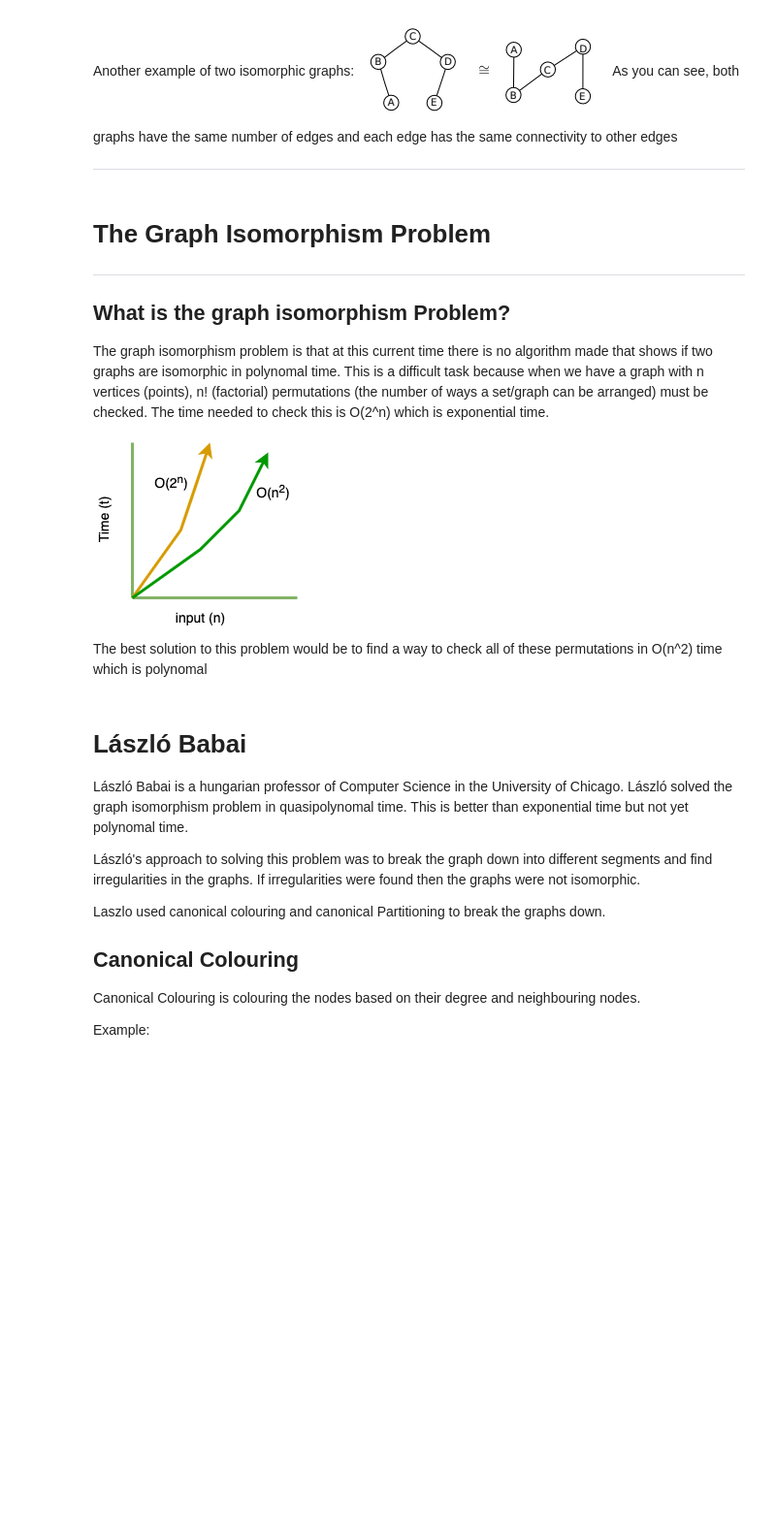
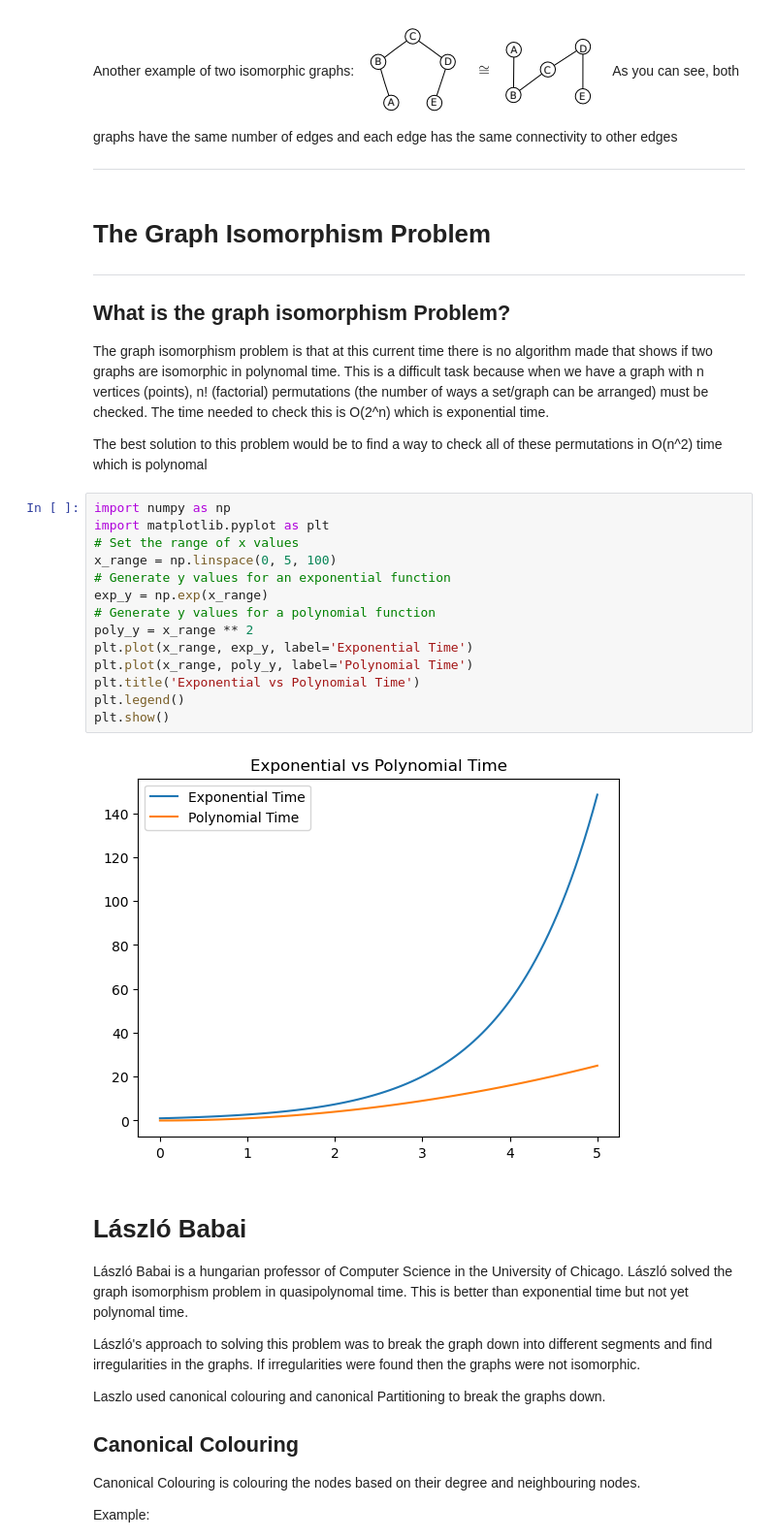
Before and after one commit to Adrian-Holk-Lebinski/Graph-Theory-Labs, a Jupyter notebook: graph_isomorphism.ipynb, the cells around one changed output. Shown at 97% size. Saved outputs shown, nothing was run; the diff lists cells and outputs as text; blank space fills up the shorter version.

```diff
--- a/graph_isomorphism.ipynb
+++ b/graph_isomorphism.ipynb
@@ -35,9 +35,23 @@ As you can see, both graphs have the same number of edges and each edge has the
 ## What is the graph isomorphism Problem?
 The graph isomorphism problem is that at this current time there is no algorithm made that shows if two graphs are isomorphic in polynomal time. This is a difficult task because when we have a graph with n vertices (points), n! (factorial) permutations (the number of ways a set/graph can be arranged) must be checked. The time needed to check this is O(2^n) which is exponential time.
 
-![image.png](attachment:image.png)
-
 The best solution to this problem would be to find a way to check all of these permutations in O(n^2) time which is polynomal
+# %%
+import numpy as np
+import matplotlib.pyplot as plt
+# Set the range of x values
+x_range = np.linspace(0, 5, 100)
+# Generate y values for an exponential function
+exp_y = np.exp(x_range)
+# Generate y values for a polynomial function
+poly_y = x_range ** 2
+plt.plot(x_range, exp_y, label='Exponential Time')
+plt.plot(x_range, poly_y, label='Polynomial Time')
+plt.title('Exponential vs Polynomial Time')
+plt.legend()
+plt.show()
+# %% [output]
+[figure, added]
 # %% [markdown]
 # László Babai
 László Babai is a hungarian professor of Computer Science in the University of Chicago. László solved the graph isomorphism problem in quasipolynomal time. This is better than exponential time but not yet polynomal time.
```
Also changed, not shown: parts of 4 cells of this notebook.
